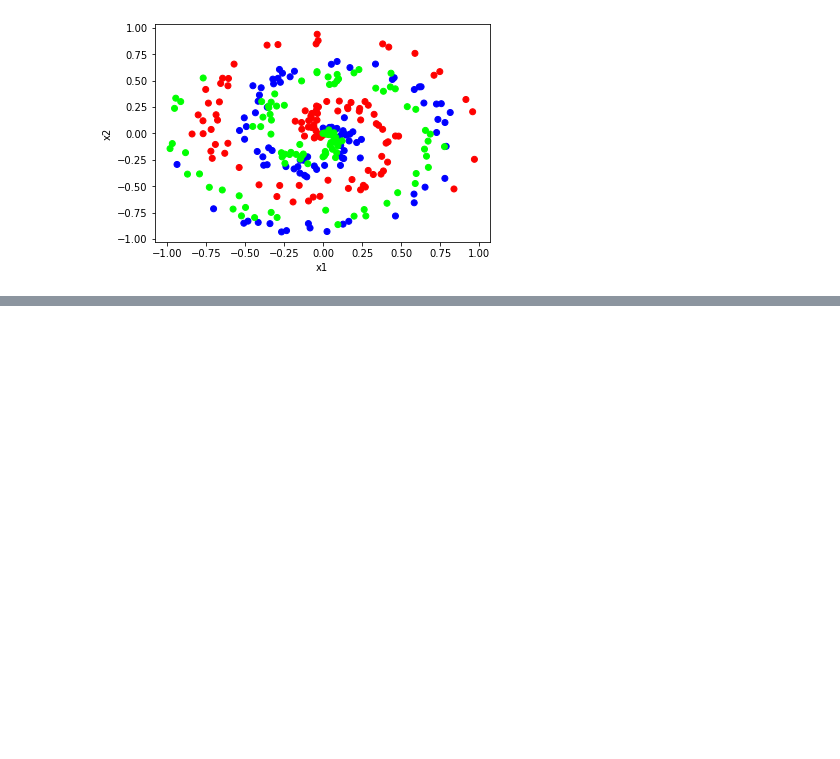
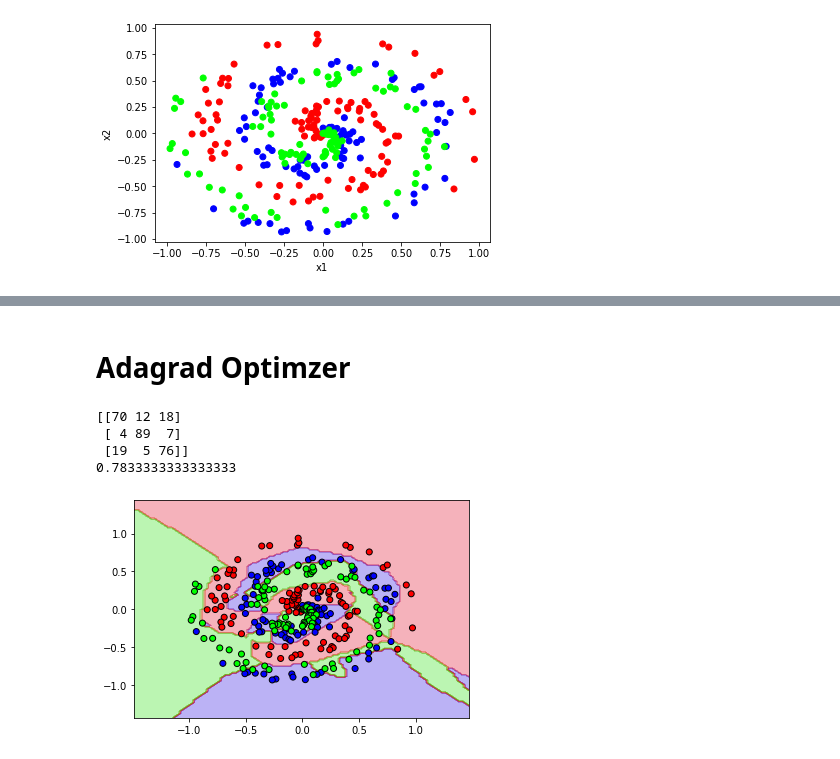
Before and after one commit to Akhilendra01/trash, a Jupyter notebook: spiral/book.ipynb, the cells around one changed output, grey strips where cells are left out. Cells and saved outputs as stored; diff of their text form; code cells hidden in the pictures; blank space fills up the shorter version.

Commit message:
added: adgrad, rmsprop, adam optimizers

```diff
--- a/spiral/book.ipynb
+++ b/spiral/book.ipynb
@@ -49,7 +50,7 @@ class Softmax_and_LossCrossEntropy:
         self.dinputs[np.arange(len(y_true)), y_true]-=1
         self.dinputs/=len(y_true)
 # %%
-class Optimizer:
+class MomemtumOptimizer:
     def __init__(self, lr=1.0, decay=0.005, beta=0.9):
         self.lr = lr
         self.init_lr = lr
@@ -81,8 +180,6 @@ class LayerDense:
         self.weights = 0.10 * np.random.randn(n_inputs, n_neurons)
         self.biases= np.zeros((1, n_neurons))
         self.inputs=np.zeros((1, n_inputs))
-        self.weight_momentum=0
-        self.bias_momentum=0
 
     def forward(self, inputs: np.array):
         self.inputs=inputs.copy()
@@ -157 +251,60 @@ plt.show()
 [figure]
+# %% [markdown]
+# Adagrad Optimzer
+# %%
+dense1 = LayerDense(2, 64)
+activation1 = Relu()
+dense2 = LayerDense(64, 3)
+activation2 = Softmax_and_LossCrossEntropy()
+
+optimizer = AdagradOptimizer(lr=1)
+
+epoch = 10000
+for _ in range(epoch):
+    # forward pass
+    dense1.forward(X)
+    activation1.forward(dense1.outputs)
+    dense2.forward(activation1.outputs)
+    activation2.forward(dense2.outputs, y)
+
+    # backward pass
+    activation2.backward(y)
+    dense2.backward(activation2.dinputs)
+    activation1.backward(dense2.dinputs)
+    dense1.backward(activation1.dinputs)
+
+    # updates
+    optimizer.pre_update()
+    optimizer.update_params(dense1)
+    optimizer.update_params(dense2)
+    optimizer.post_update()
+
+
+def predict(X):
+    dense1.forward(X)
+    activation1.forward(dense1.outputs)
+    dense2.forward(activation1.outputs)
+    return np.argmax(activation2.lossfunc.forward(dense2.outputs), axis=1)
+
+print(confusion_matrix(y, predict(X)))
+print(accuracy_score(y_pred=predict(X), y_true=y))
+
+x_min, x_max = X[:, 0].min() - 0.5, X[:, 0].max() + 0.5
+y_min, y_max = X[:, 1].min() - 0.5, X[:, 1].max() + 0.5
+xx, yy = np.meshgrid(np.linspace(x_min, x_max, 100), np.linspace(y_min, y_max, 100))
+
+grid_points = np.c_[xx.ravel(), yy.ravel()]
+Z = predict(grid_points)
+Z = Z.reshape(xx.shape)
+
+plt.contourf(xx, yy, Z, cmap="brg", alpha=0.3)
+
+plt.scatter(X[:, 0], X[:, 1], c=y, cmap="brg", edgecolors="k")
+
+plt.show()
+# %% [output]
+[[70 12 18]
+ [ 4 89  7]
+ [19  5 76]]
+0.7833333333333333
+[figure, added]
```
Also changed, not shown: parts of 18 cells of this notebook, 4 other files.
